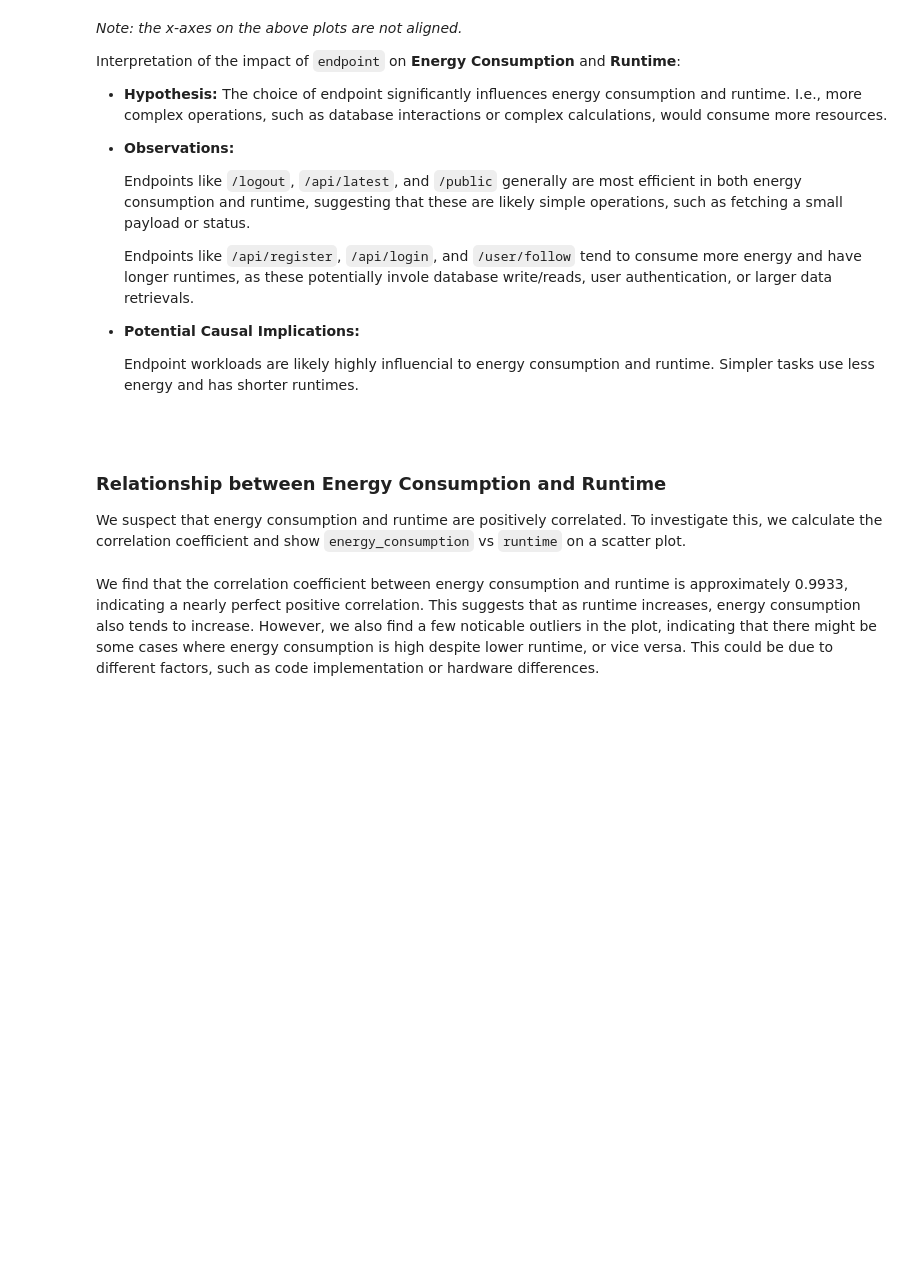
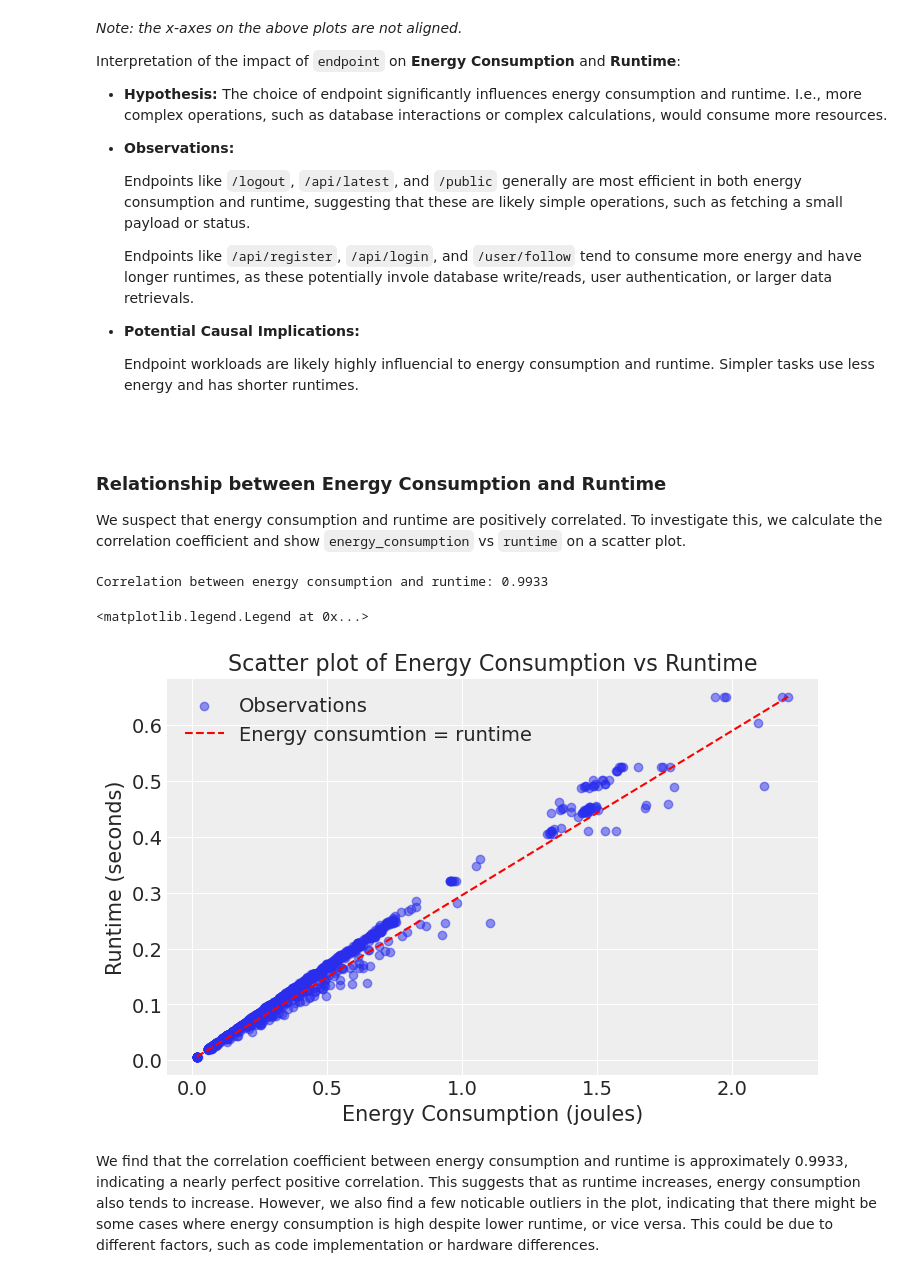
Before and after one commit to sanderengel/prpro_exam_2025, a Jupyter notebook: main-question.ipynb, the cells around one changed output. Drawn from its saved outputs; the diff is of its cells as text; code cells hidden in the pictures; blank space fills up the shorter version.

Commit message:
updated correlation plot

```diff
--- a/main-question.ipynb
+++ b/main-question.ipynb
@@ -295,11 +297,19 @@ We suspect that energy consumption and runtime are positively correlated. To inv
 # %%
 # Compute correlation coefficient
 correlation = df['energy_consumption'].corr(df['runtime'])
 print(f"Correlation between energy consumption and runtime: {correlation:.4f}")
 
 plt.scatter(df['energy_consumption'], df['runtime'], alpha = .5)
 plt.plot([df['energy_consumption'].min(), df['energy_consumption'].max()],
          [df['runtime'].min(), df['runtime'].max()], color = 'red', linestyle = '--')
+plt.xlabel('Energy Consumption (joules)')
+plt.ylabel('Runtime (seconds)')
+plt.title('Scatter plot of Energy Consumption vs Runtime')
+plt.legend(['Observations', 'Energy consumtion = runtime'])
+# %% [output]
+Correlation between energy consumption and runtime: 0.9933
+<matplotlib.legend.Legend at 0x...>
+[figure, added]
 # %% [markdown]
 We find that the correlation coefficient between energy consumption and runtime is approximately 0.9933, indicating a nearly perfect positive correlation. This suggests that as runtime increases, energy consumption also tends to increase. However, we also find a few noticable outliers in the plot, indicating that there might be some cases where energy consumption is high despite lower runtime, or vice versa. This could be due to different factors, such as code implementation or hardware differences.
 # %% [markdown]
```
Also changed, not shown: parts of 1 cell of this notebook.
